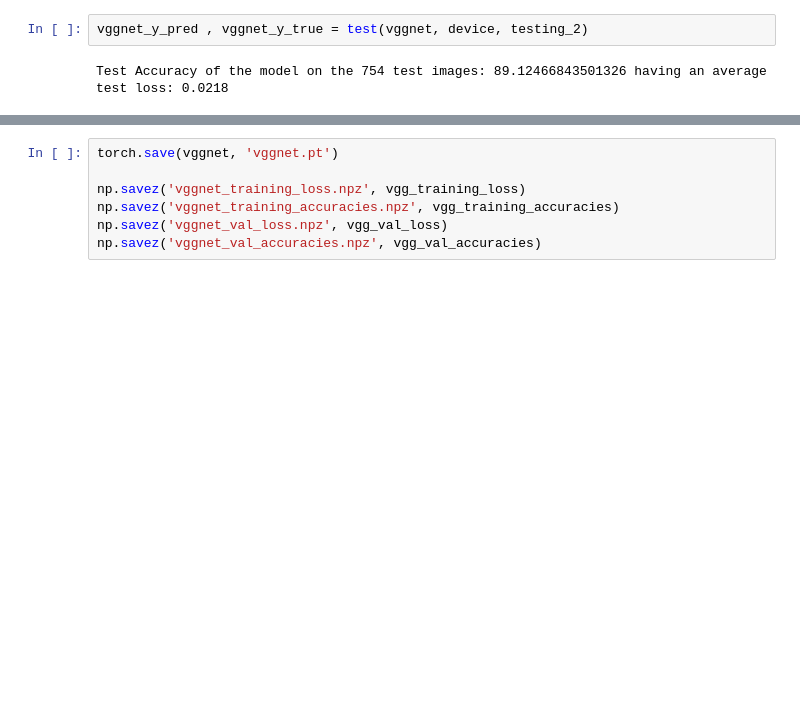
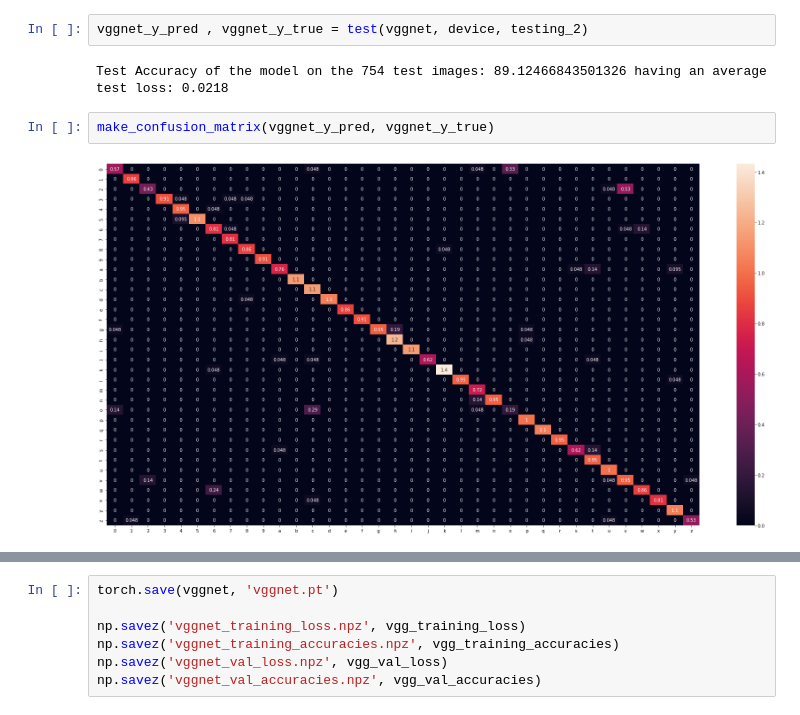
Before and after one commit to musketeer07/Sign-Language-Recognition, a Jupyter notebook: Model_training/Dataset3/Dataset3_training_iteration1.ipynb, the cells around one changed output, grey strips where cells are left out. Saved outputs shown, nothing was run; the diff lists cells and outputs as text; blank space fills up the shorter version.

```diff
--- a/Model_training/Dataset3/Dataset3_training_iteration1.ipynb
+++ b/Model_training/Dataset3/Dataset3_training_iteration1.ipynb
@@ -443,3 +473,7 @@ Train Epoch: 50, Train Loss: 0.1767, Accuracy: 100.00%, Validation_loss: 0.3007,
 vggnet_y_pred , vggnet_y_true = test(vggnet, device, testing_2)
 # %% [output]
 Test Accuracy of the model on the 754 test images: 89.12466843501326 having an average test loss: 0.0218
+# %%
+make_confusion_matrix(vggnet_y_pred, vggnet_y_true)
+# %% [output]
+[figure, added]
```
Also changed, not shown: parts of 13 cells of this notebook.
